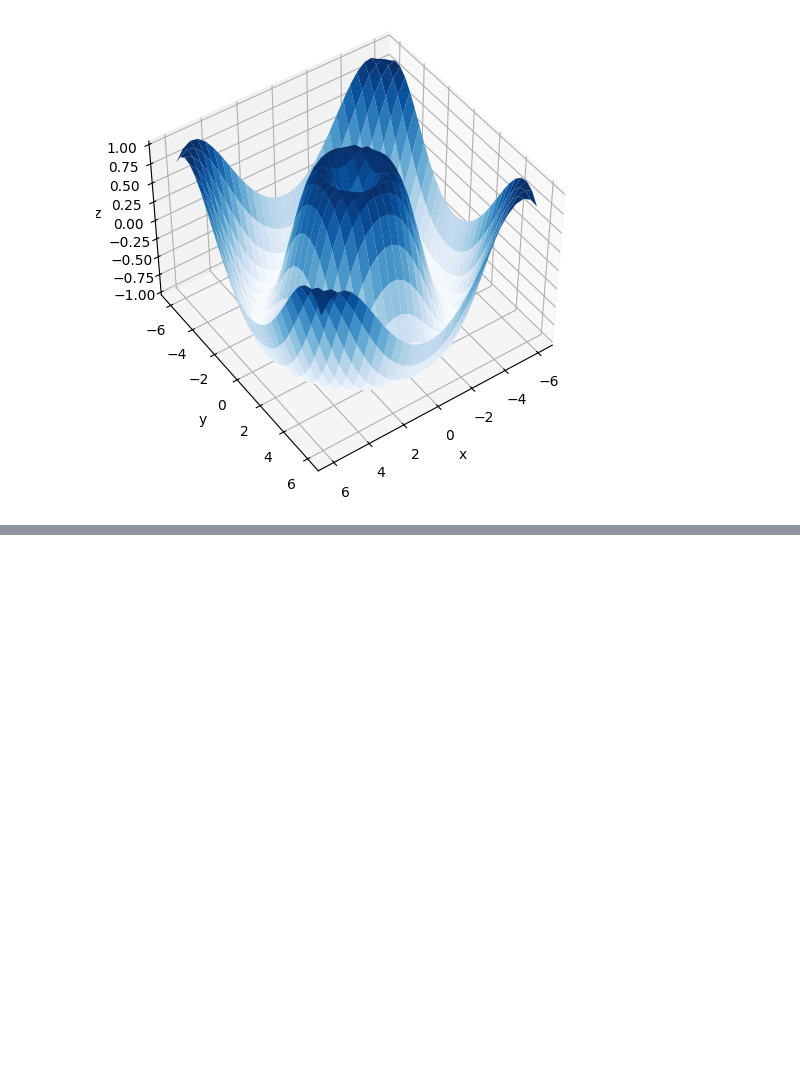
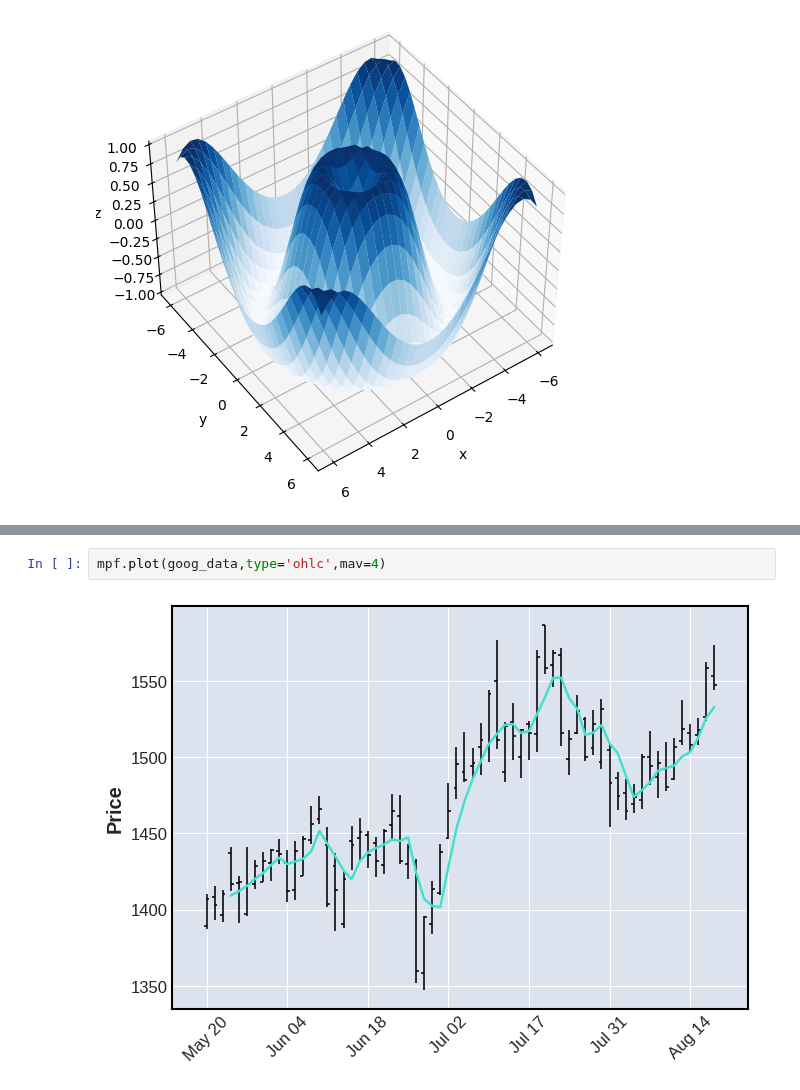
Before and after one commit to touhid0503/Matplotlib, a Jupyter notebook: matplotlib_15_02_26.ipynb, the cells around one changed output, grey strips where cells are left out. Saved outputs shown, nothing was run; the diff lists cells and outputs as text; blank space fills up the shorter version.

```diff
--- a/matplotlib_15_02_26.ipynb
+++ b/matplotlib_15_02_26.ipynb
@@ -213,0 +312,4 @@ axes_9.plot_surface(x_4,y_4,z_4, rstride=1, cstride=1,cmap='Blues',edgecolor='no
+# %%
+mpf.plot(goog_data,type='ohlc',mav=4)
+# %% [output]
+[figure, added]
```
Also changed, not shown: parts of 9 cells of this notebook.
